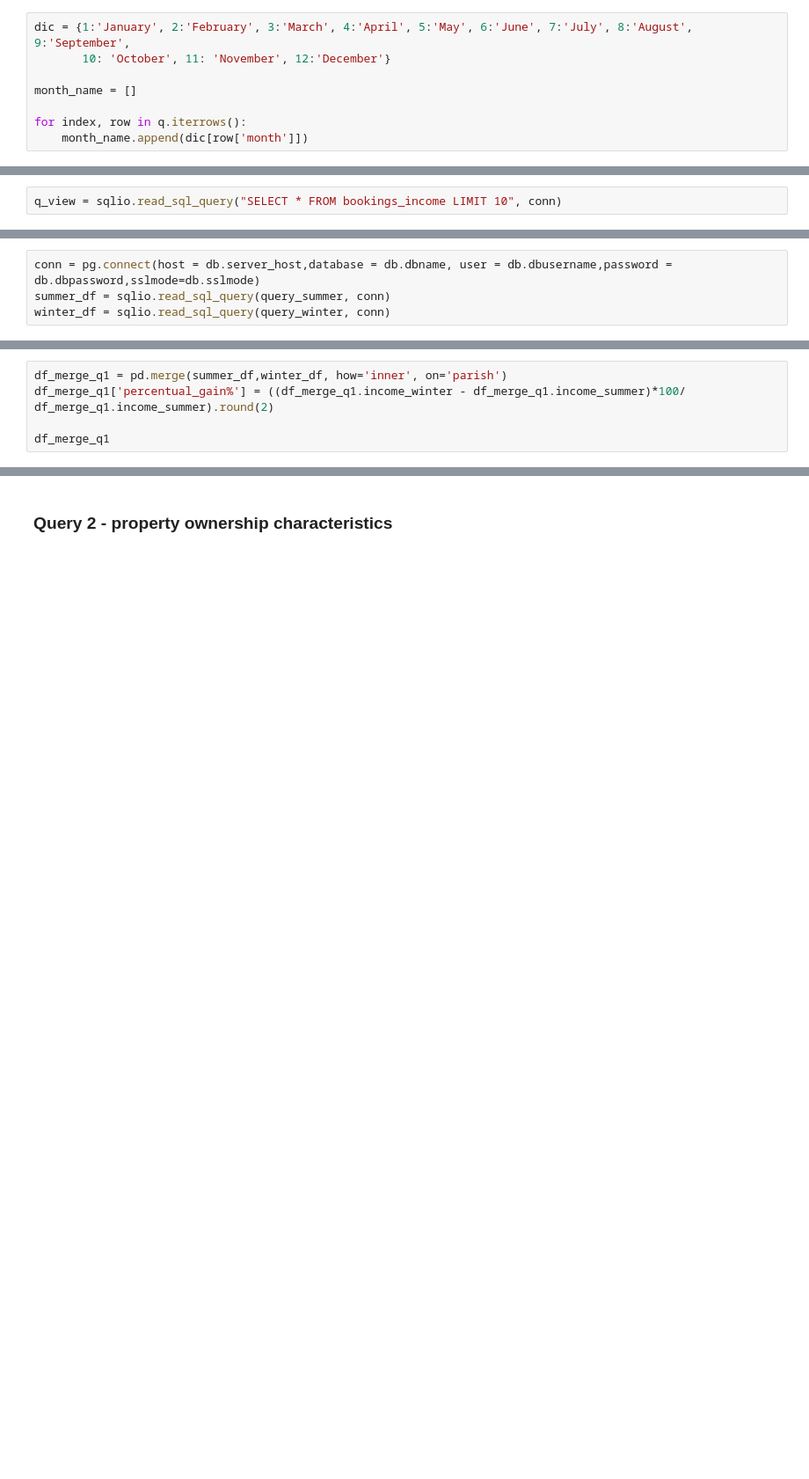
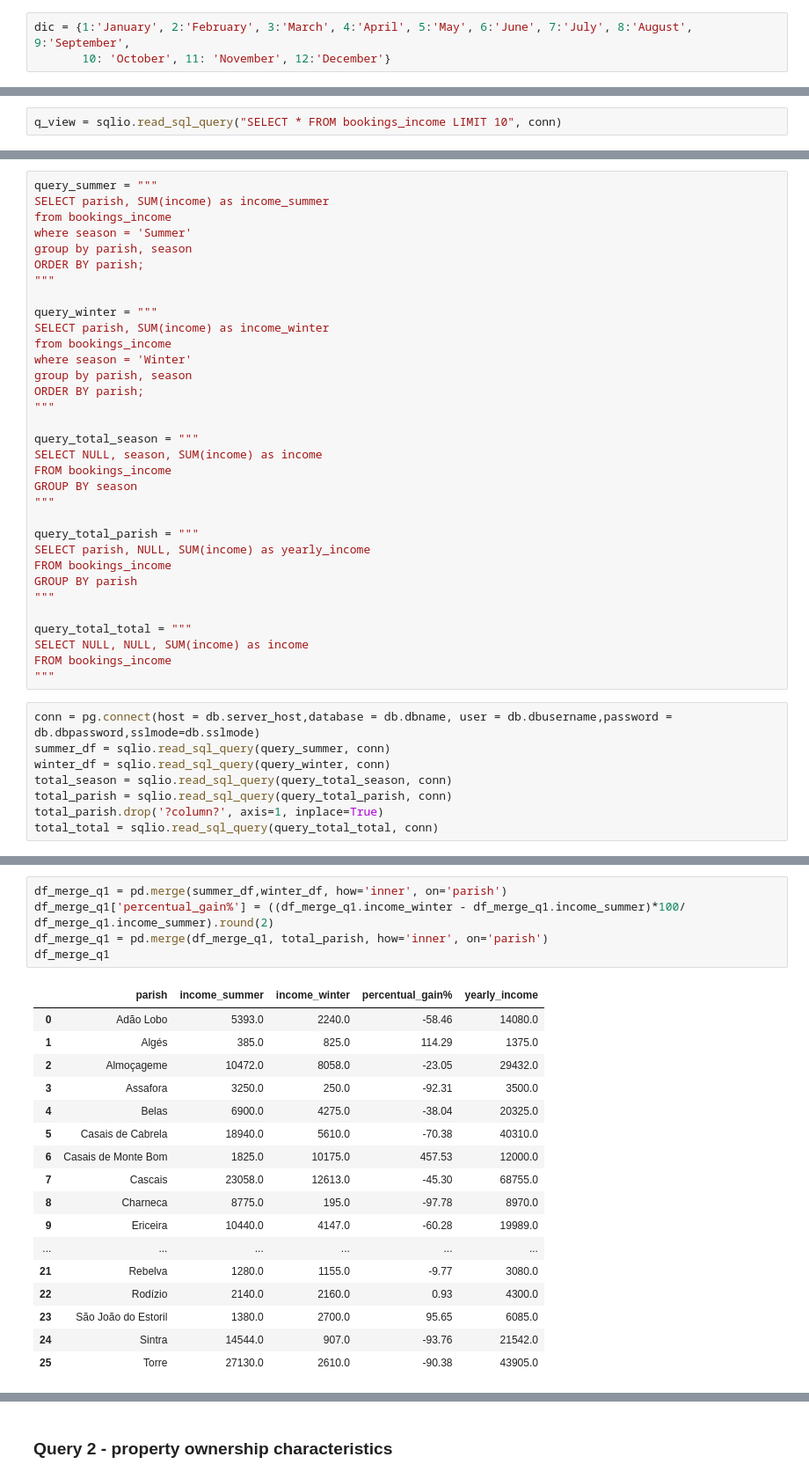
Before and after one commit to beatriz-lima/TPD-Airbnb-Data, a Jupyter notebook: Notebooks/TPD_PhaseIII_012.ipynb, the cells around one changed output, grey strips where cells are left out. Shown at 88% size. Cells and saved outputs as stored; diff of their text form; blank space fills up the shorter version.

Commit message:
Added optimization for query 1

```diff
--- a/Notebooks/TPD_PhaseIII_012.ipynb
+++ b/Notebooks/TPD_PhaseIII_012.ipynb
@@ -73,9 +93,4 @@ q = sqlio.read_sql_query("SELECT month FROM DATE", conn)
 # %%
 dic = {1:'January', 2:'February', 3:'March', 4:'April', 5:'May', 6:'June', 7:'July', 8:'August', 9:'September',
        10: 'October', 11: 'November', 12:'December'}
-
-month_name = []
-
-for index, row in q.iterrows():
-    month_name.append(dic[row['month']])
 # %%
@@ -144,4 +144,41 @@ ORDER BY parish;
+# %%
+query_summer = """
+SELECT parish, SUM(income) as income_summer
+from bookings_income
+where season = 'Summer'
+group by parish, season
+ORDER BY parish;
+"""
+
+query_winter = """
+SELECT parish, SUM(income) as income_winter
+from bookings_income
+where season = 'Winter'
+group by parish, season
+ORDER BY parish;
+"""
+
+query_total_season = """
+SELECT NULL, season, SUM(income) as income
+FROM bookings_income
+GROUP BY season
+"""
+
+query_total_parish = """
+SELECT parish, NULL, SUM(income) as yearly_income
+FROM bookings_income
+GROUP BY parish
+"""
+
+query_total_total = """
+SELECT NULL, NULL, SUM(income) as income
+FROM bookings_income
+"""
 # %%
 conn = pg.connect(host = db.server_host,database = db.dbname, user = db.dbusername,password = db.dbpassword,sslmode=db.sslmode)
 summer_df = sqlio.read_sql_query(query_summer, conn)
 winter_df = sqlio.read_sql_query(query_winter, conn)
+total_season = sqlio.read_sql_query(query_total_season, conn)
+total_parish = sqlio.read_sql_query(query_total_parish, conn)
+total_parish.drop('?column?', axis=1, inplace=True)
+total_total = sqlio.read_sql_query(query_total_total, conn)
@@ -148,5 +187,23 @@ winter_df = sqlio.read_sql_query(query_winter, conn)
 # %%
 df_merge_q1 = pd.merge(summer_df,winter_df, how='inner', on='parish')
 df_merge_q1['percentual_gain%'] = ((df_merge_q1.income_winter - df_merge_q1.income_summer)*100/ df_merge_q1.income_summer).round(2)
-
+df_merge_q1 = pd.merge(df_merge_q1, total_parish, how='inner', on='parish')
 df_merge_q1
+# %% [output]
+|  | parish | income_summer | income_winter | percentual_gain% | yearly_income |
+| 0 | Adão Lobo | 5393.0 | 2240.0 | -58.46 | 14080.0 |
+| 1 | Algés | 385.0 | 825.0 | 114.29 | 1375.0 |
+| 2 | Almoçageme | 10472.0 | 8058.0 | -23.05 | 29432.0 |
+| 3 | Assafora | 3250.0 | 250.0 | -92.31 | 3500.0 |
+| 4 | Belas | 6900.0 | 4275.0 | -38.04 | 20325.0 |
+| 5 | Casais de Cabrela | 18940.0 | 5610.0 | -70.38 | 40310.0 |
+| 6 | Casais de Monte Bom | 1825.0 | 10175.0 | 457.53 | 12000.0 |
+| 7 | Cascais | 23058.0 | 12613.0 | -45.30 | 68755.0 |
+| 8 | Charneca | 8775.0 | 195.0 | -97.78 | 8970.0 |
+| 9 | Ericeira | 10440.0 | 4147.0 | -60.28 | 19989.0 |
+| ... | ... | ... | ... | ... | ... |
+| 21 | Rebelva | 1280.0 | 1155.0 | -9.77 | 3080.0 |
+| 22 | Rodízio | 2140.0 | 2160.0 | 0.93 | 4300.0 |
+| 23 | São João do Estoril | 1380.0 | 2700.0 | 95.65 | 6085.0 |
+| 24 | Sintra | 14544.0 | 907.0 | -93.76 | 21542.0 |
+| 25 | Torre | 27130.0 | 2610.0 | -90.38 | 43905.0 |
```
Also changed, not shown: parts of 26 cells of this notebook.
